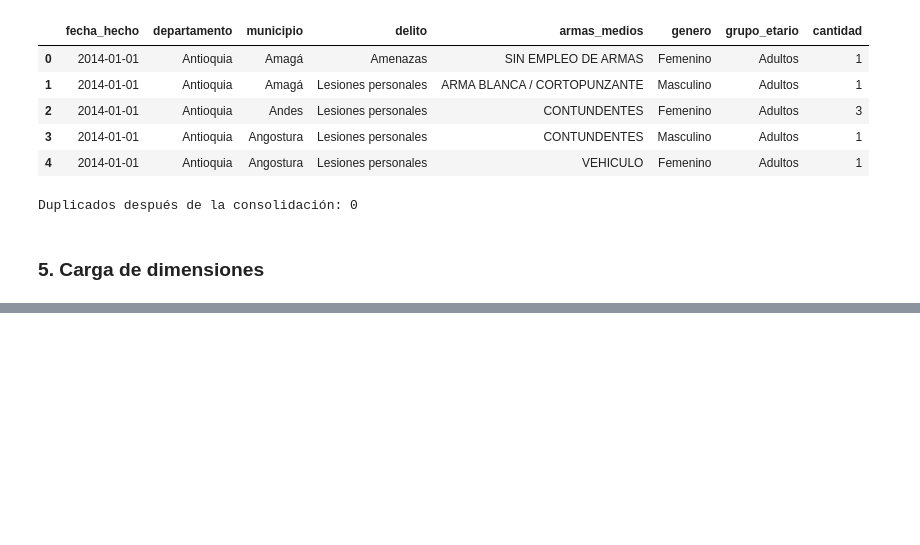
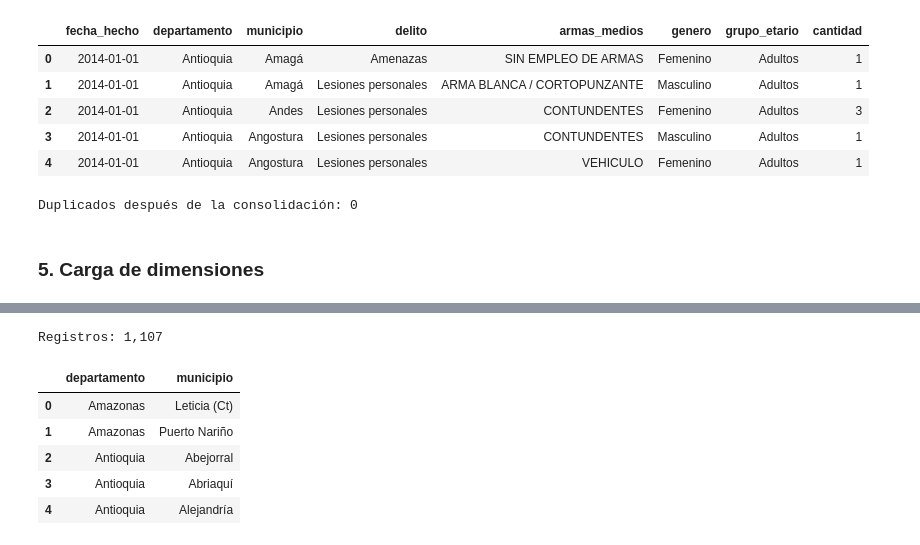
Before and after one commit to SaraBalbin/DW_Analisis_Criminalidad_Colombia, a Jupyter notebook: Notebook - ETL.ipynb, the cells around one changed output, grey strips where cells are left out. Drawn from its saved outputs; the diff is of its cells as text; code cells hidden in the pictures; blank space fills up the shorter version.

```diff
--- a/Notebook - ETL.ipynb
+++ b/Notebook - ETL.ipynb
@@ -561,0 +629,21 @@ Duplicados después de la consolidación: 0
+# %%
+# Construir la dimensión ubicación
+
+dim_ubicacion = (
+    df[["departamento", "municipio"]]
+    .drop_duplicates()
+    .sort_values(["departamento", "municipio"])
+    .reset_index(drop=True)
+)
+
+print(f"Registros: {len(dim_ubicacion):,}")
+
+dim_ubicacion.head()
+# %% [output]
+Registros: 1,107
+|  | departamento | municipio |
+| 0 | Amazonas | Leticia (Ct) |
+| 1 | Amazonas | Puerto Nariño |
+| 2 | Antioquia | Abejorral |
+| 3 | Antioquia | Abriaquí |
+| 4 | Antioquia | Alejandría |
```
Also changed, not shown: parts of 18 cells of this notebook.
